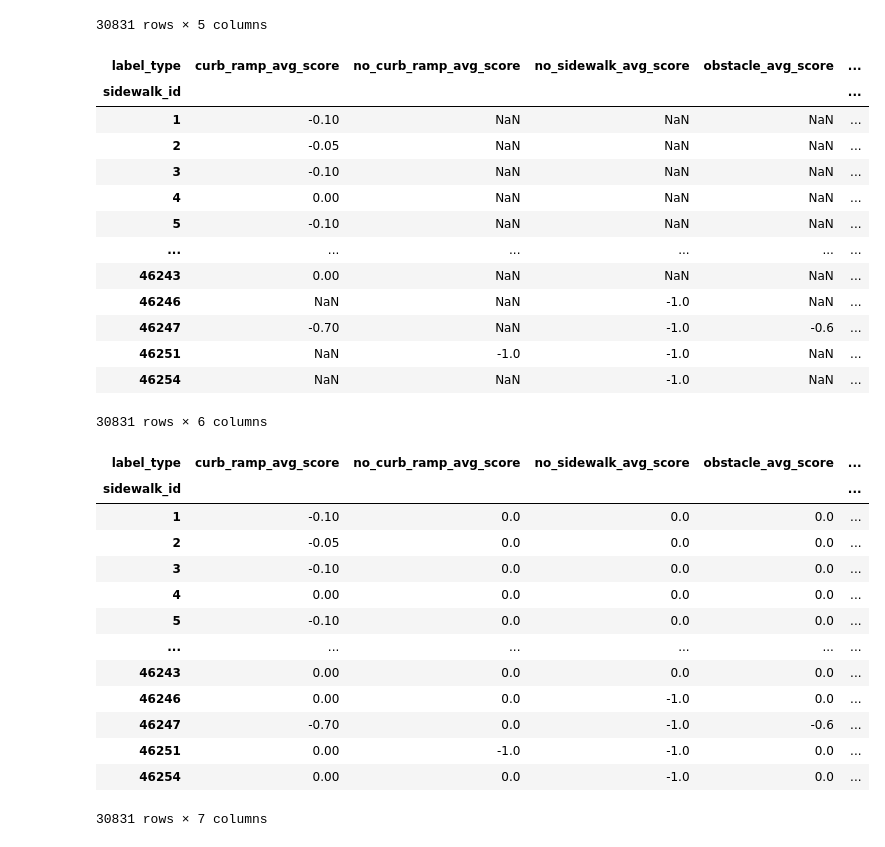
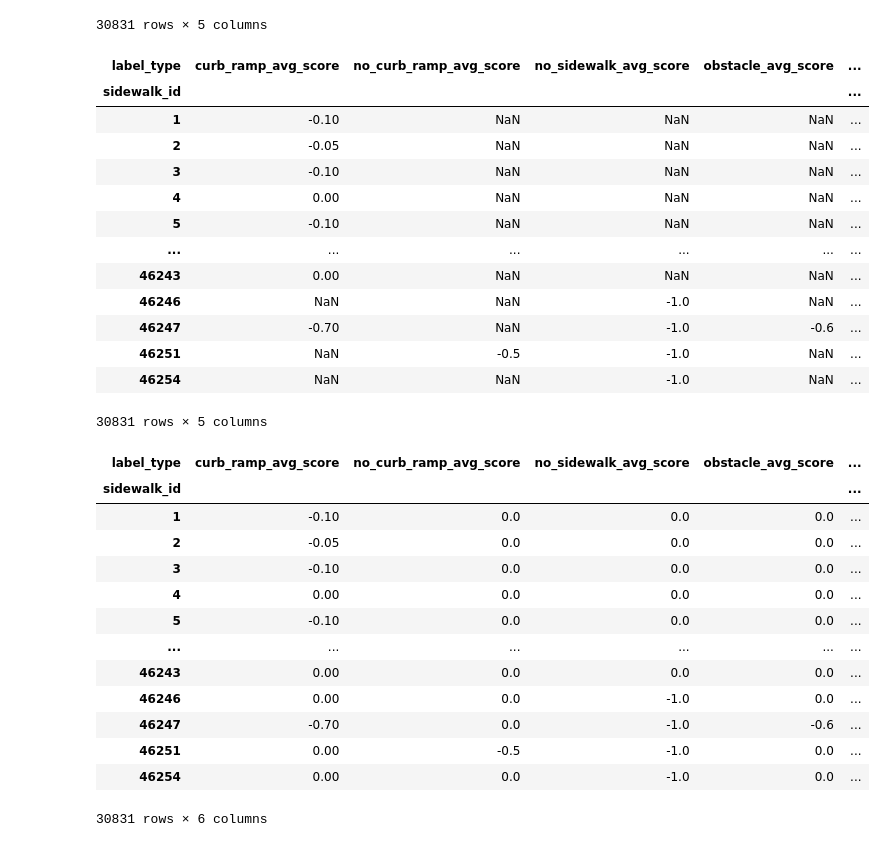
Before and after one commit to crescendochu/access-score, a Jupyter notebook: seattle/processing-notebooks/access-score/access-score.ipynb, the cells around one changed output. Cells and saved outputs as stored; diff of their text form; code cells hidden in the pictures.

```diff
--- a/seattle/processing-notebooks/access-score/access-score.ipynb
+++ b/seattle/processing-notebooks/access-score/access-score.ipynb
@@ -215,11 +215,13 @@ labels
 #add new column called weight
 #if label type is curb ramp then map severity to weight 1:0, 2:-0.1, 3:-0.4, 4:-0.7, 5:-0.8
 #if label type is obstacle and surface problem then map severity to weight 1:-0.2, 2:-0.3, 3:-0.6, 4:-0.9, 5:-1
-#if label type is no curb ramp or no sidewalk, weight = -1
+#if label type is no curb ramp weight = -0.5,
+#if label type is  no sidewalk weight = -1
 labels['weight'] = np.where(labels['label_type'] == 'CurbRamp', labels['severity'].map({1:0, 2:-0.1, 3:-0.4, 4:-0.7, 5:-0.8}),
                             np.where(labels['label_type'] == 'Obstacle', labels['severity'].map({1:-0.2, 2:-0.3, 3:-0.6, 4:-0.9, 5:-1}),
                             np.where(labels['label_type'] == 'SurfaceProblem', labels['severity'].map({1:-0.2, 2:-0.3, 3:-0.6, 4:-0.9, 5:-1}),
-                            -1)))
+                            np.where(labels['label_type'] == 'NoCurbRamp', -0.5,
+                            -1))))
 labels
 # %% [output]
 |  | attribute_id | label_type | street_edge_id | osm_street_id | neighborhood | avg_image_capture_date | ... |
@@ -277,32 +279,33 @@ number
 # %%
 #piviot table, index = sidewalk_id, columns = label_type, values = sum of weight/number of labels
 score = labels.pivot_table(index='sidewalk_id', columns='label_type', values='weight', aggfunc='mean')
 #change column names to curb_ramp_avg_score, no_curb_ramp_avg_score, no_sidewalk_avg_score, obstacle_avg_score, surface_problem_avg_score
 score = score.rename(columns={'CurbRamp': 'curb_ramp_avg_score', 'NoCurbRamp': 'no_curb_ramp_avg_score', 'NoSidewalk': 'no_sidewalk_avg_score', 'Obstacle': 'obstacle_avg_score', 'SurfaceProblem': 'surface_problem_avg_score'})
 #count the number of null values in each row and add it to a new column called label_type_count
-score ['label_type_count'] = 5-score.isnull().sum(axis=1)
+# score ['label_type_count'] = 5-score.isnull().sum(axis=1)
 score
 # %% [output]
 | label_type | curb_ramp_avg_score | no_curb_ramp_avg_score | no_sidewalk_avg_score | obstacle_avg_score | ... |
 | sidewalk_id |  |  |  |  | ... |
 | 1 | -0.10 | NaN | NaN | NaN | ... |
 | 2 | -0.05 | NaN | NaN | NaN | ... |
 | 3 | -0.10 | NaN | NaN | NaN | ... |
 | 4 | 0.00 | NaN | NaN | NaN | ... |
 | 5 | -0.10 | NaN | NaN | NaN | ... |
 | ... | ... | ... | ... | ... | ... |
 | 46243 | 0.00 | NaN | NaN | NaN | ... |
 | 46246 | NaN | NaN | -1.0 | NaN | ... |
 | 46247 | -0.70 | NaN | -1.0 | -0.6 | ... |
-| 46251 | NaN | -1.0 | -1.0 | NaN | ... |
+| 46251 | NaN | -0.5 | -1.0 | NaN | ... |
 | 46254 | NaN | NaN | -1.0 | NaN | ... |
-30831 rows × 6 columns
+30831 rows × 5 columns
 # %%
 #fill na with 0 and reset index
 score = score.fillna(0)
 # %%
 # add a count column t
-score['total_score'] = (score['curb_ramp_avg_score'] + score['no_curb_ramp_avg_score'] + score['no_sidewalk_avg_score'] + score['obstacle_avg_score'] + score['surface_problem_avg_score'])/score['label_type_count']
+score['total_score'] = (score['curb_ramp_avg_score'] + score['no_curb_ramp_avg_score'] + score['no_sidewalk_avg_score'] + score['obstacle_avg_score'] + score['surface_problem_avg_score'])
+# score['total_score'] = (score['curb_ramp_avg_score'] + score['no_curb_ramp_avg_score'] + score['no_sidewalk_avg_score'] + score['obstacle_avg_score'] + score['surface_problem_avg_score'])/score['label_type_count']
 #if score is lower than -1, set it to -1 and round to 3 decimal places
 score['total_score'] = np.where(score['total_score'] < -1, -1, score['total_score'])
 score['total_score'] = score['total_score'].round(3)
@@ -319,9 +322,9 @@ score
 | 46243 | 0.00 | 0.0 | 0.0 | 0.0 | ... |
 | 46246 | 0.00 | 0.0 | -1.0 | 0.0 | ... |
 | 46247 | -0.70 | 0.0 | -1.0 | -0.6 | ... |
-| 46251 | 0.00 | -1.0 | -1.0 | 0.0 | ... |
+| 46251 | 0.00 | -0.5 | -1.0 | 0.0 | ... |
 | 46254 | 0.00 | 0.0 | -1.0 | 0.0 | ... |
-30831 rows × 7 columns
+30831 rows × 6 columns
 # %%
 #select OBJECTID and geometry from sidewalk
 sidewalk_geom = sidewalk[['OBJECTID', 'geometry']]
```
Also changed, not shown: parts of 2 cells of this notebook, 29 other files.
